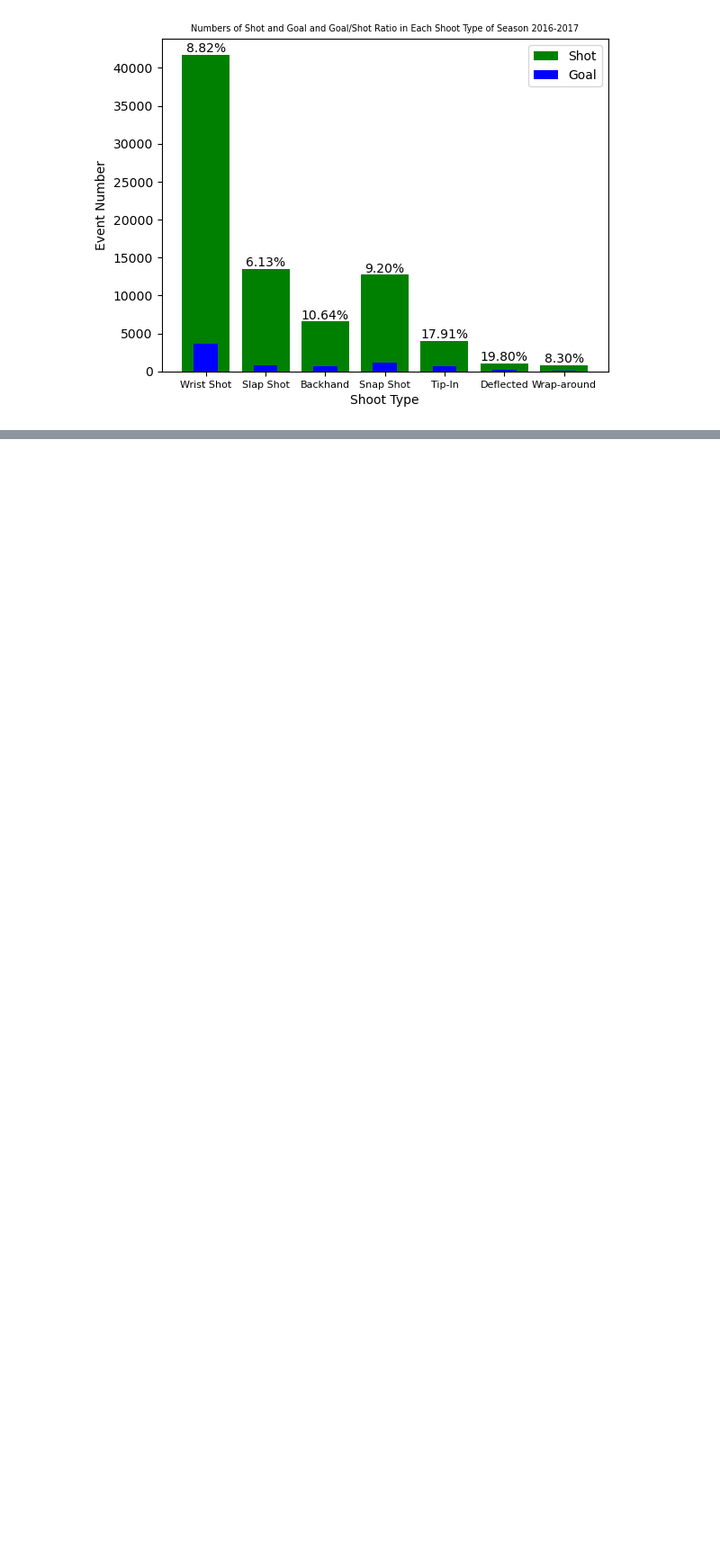
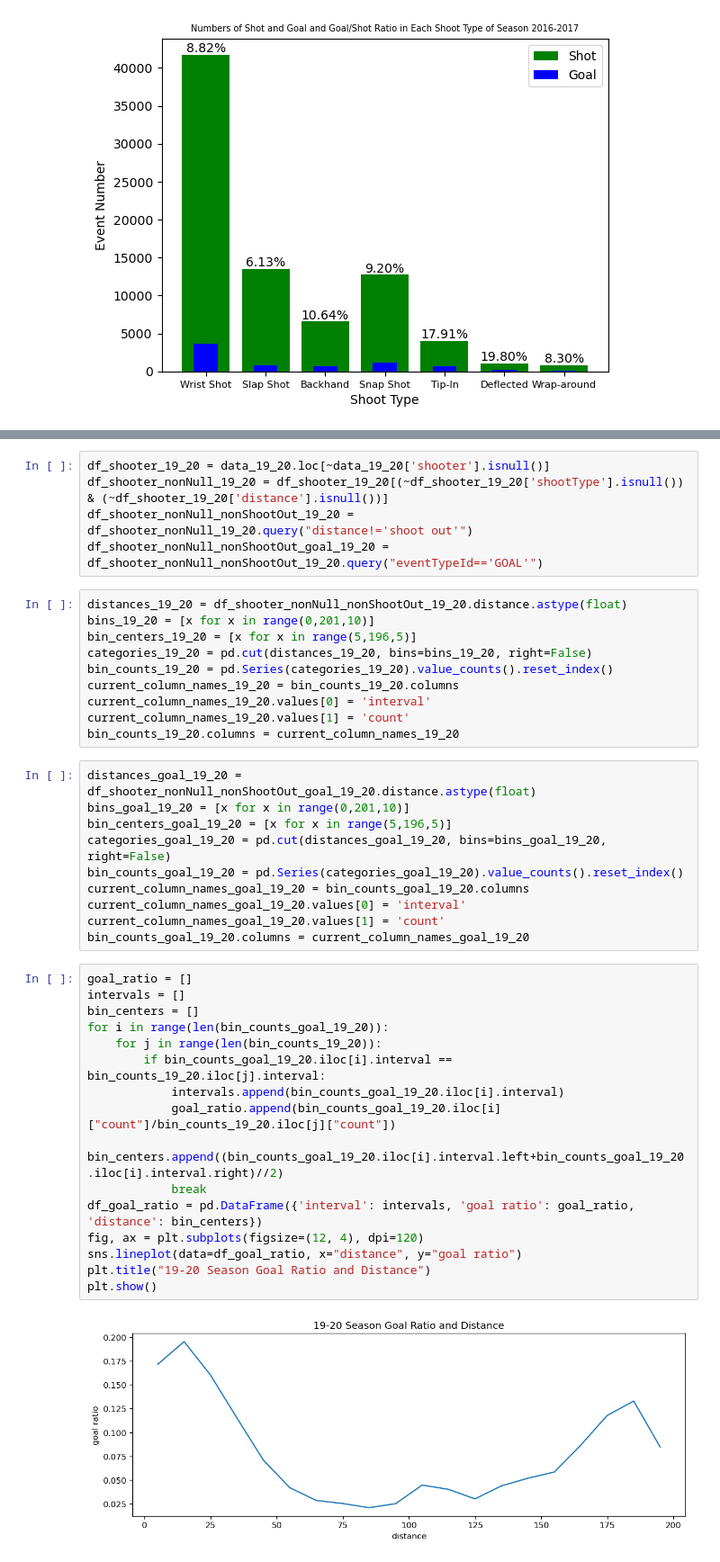
Before and after one commit to YashVadi/NHL-DataScience-IFT-6758, a Jupyter notebook: SimpleVisualization.ipynb, the cells around one changed output, grey strips where cells are left out. Shown at 90% size. Saved outputs shown, nothing was run; the diff lists cells and outputs as text; blank space fills up the shorter version.

```diff
--- a/SimpleVisualization.ipynb
+++ b/SimpleVisualization.ipynb
@@ -126,0 +115,43 @@ df_shooter_20_21
+# %%
+df_shooter_19_20 = data_19_20.loc[~data_19_20['shooter'].isnull()]
+df_shooter_nonNull_19_20 = df_shooter_19_20[(~df_shooter_19_20['shootType'].isnull()) & (~df_shooter_19_20['distance'].isnull())]
+df_shooter_nonNull_nonShootOut_19_20 = df_shooter_nonNull_19_20.query("distance!='shoot out'")
+df_shooter_nonNull_nonShootOut_goal_19_20 = df_shooter_nonNull_nonShootOut_19_20.query("eventTypeId=='GOAL'")
+# %%
+distances_19_20 = df_shooter_nonNull_nonShootOut_19_20.distance.astype(float)
+bins_19_20 = [x for x in range(0,201,10)]
+bin_centers_19_20 = [x for x in range(5,196,5)]
+categories_19_20 = pd.cut(distances_19_20, bins=bins_19_20, right=False)
+bin_counts_19_20 = pd.Series(categories_19_20).value_counts().reset_index()
+current_column_names_19_20 = bin_counts_19_20.columns
+current_column_names_19_20.values[0] = 'interval'
+current_column_names_19_20.values[1] = 'count'
+bin_counts_19_20.columns = current_column_names_19_20
+# %%
+distances_goal_19_20 = df_shooter_nonNull_nonShootOut_goal_19_20.distance.astype(float)
+bins_goal_19_20 = [x for x in range(0,201,10)]
+bin_centers_goal_19_20 = [x for x in range(5,196,5)]
+categories_goal_19_20 = pd.cut(distances_goal_19_20, bins=bins_goal_19_20, right=False)
+bin_counts_goal_19_20 = pd.Series(categories_goal_19_20).value_counts().reset_index()
+current_column_names_goal_19_20 = bin_counts_goal_19_20.columns
+current_column_names_goal_19_20.values[0] = 'interval'
+current_column_names_goal_19_20.values[1] = 'count'
+bin_counts_goal_19_20.columns = current_column_names_goal_19_20
+# %%
+goal_ratio = []
+intervals = []
+bin_centers = []
+for i in range(len(bin_counts_goal_19_20)):
+    for j in range(len(bin_counts_19_20)):
+        if bin_counts_goal_19_20.iloc[i].interval == bin_counts_19_20.iloc[j].interval:
+            intervals.append(bin_counts_goal_19_20.iloc[i].interval)
+            goal_ratio.append(bin_counts_goal_19_20.iloc[i]["count"]/bin_counts_19_20.iloc[j]["count"])
+            bin_centers.append((bin_counts_goal_19_20.iloc[i].interval.left+bin_counts_goal_19_20.iloc[i].interval.right)//2)
+            break
+df_goal_ratio = pd.DataFrame({'interval': intervals, 'goal ratio': goal_ratio, 'distance': bin_centers})
+fig, ax = plt.subplots(figsize=(12, 4), dpi=120)
+sns.lineplot(data=df_goal_ratio, x="distance", y="goal ratio")
+plt.title("19-20 Season Goal Ratio and Distance")
+plt.show()
+# %% [output]
+[figure, added]
```
Also changed, not shown: parts of 28 cells of this notebook.
